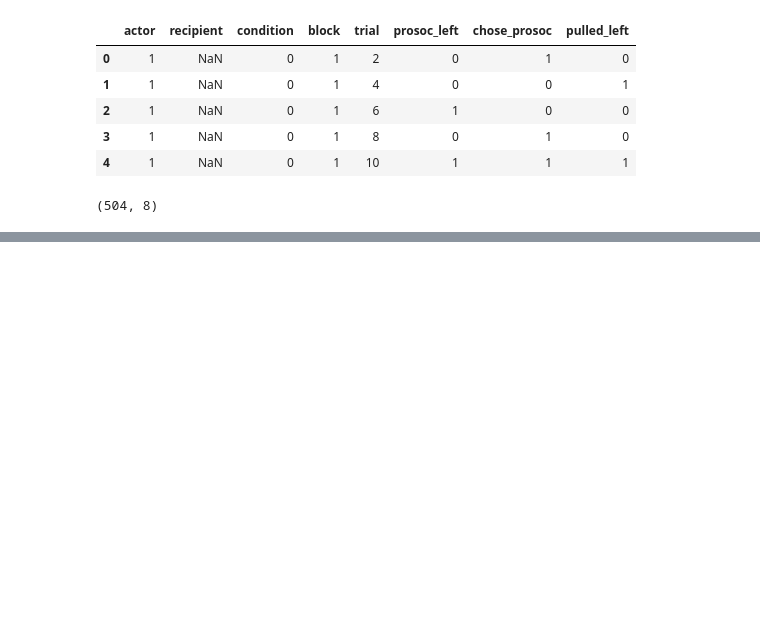
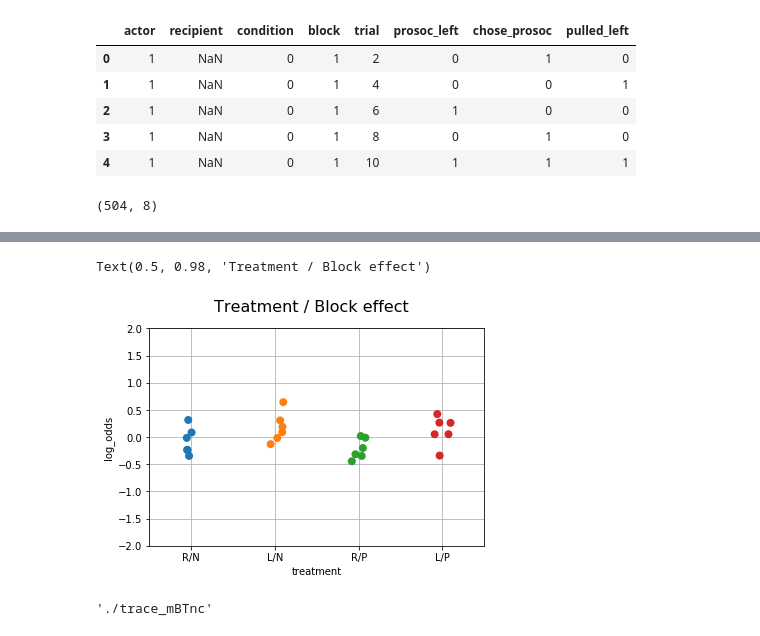
Before and after one commit to StefanSko/rethinking_pymc3_course2022, a Jupyter notebook: 13_GLMM2.ipynb, the cells around one changed output, grey strips where cells are left out. Drawn from its saved outputs; the diff is of its cells as text; code cells hidden in the pictures; blank space fills up the shorter version.

```diff
--- a/13_GLMM2.ipynb
+++ b/13_GLMM2.ipynb
@@ -179,2 +200,2 @@ Inference data with groups:
 # %%
-actors = posterior_sample.posterior.groupby('actors').mean(dim={"treatments", "blocks", "chain"})
+treatment_blocks = posterior_sample.posterior.groupby("treatments").mean(dim={"actors", "chain"})
@@ -222,0 +202,11 @@ posterior_sample.posterior.to
+# %%
+treatment_blocks_lo = treatment_blocks.z_b * treatment_blocks.sigma_B
+treatment_blocks_lo = treatment_blocks_lo.mean(dim={"draw"})
+# %%
+treatment_block_dict = defaultdict(list)
+treat = ['R/N', 'L/N', 'R/P', 'L/P']
+for t, arr in zip(treat, treatment_blocks_lo):
+    treatment_block_dict['treatment'].append(t)
+    treatment_block_dict['log_odds'].append(arr.to_numpy())
+treatment_block_df = pd.DataFrame.from_dict(treatment_block_dict)
+treatment_block_df = treatment_block_df.explode('log_odds')
@@ -222,0 +222,14 @@ posterior_sample.posterior.to
+# %%
+fig, ax1 = plt.subplots(1, 1, figsize=(6,4))
+sns.stripplot(x="treatment", y="log_odds", size=8, data=treatment_block_df, ax=ax1)
+ax1.set_ylim([-2, 2])
+ax1.grid()
+fig.suptitle('Treatment / Block effect', fontsize=16)
+# %% [output]
+Text(0.5, 0.98, 'Treatment / Block effect')
+[figure, added]
+# %%
+pm.save_trace(trace_mBT, directory='./trace_mBT', overwrite=True)
+pm.save_trace(trace_mBTnc, directory='./trace_mBTnc', overwrite=True)
+# %% [output]
+'./trace_mBTnc'
```
Also changed, not shown: parts of 19 cells of this notebook.
